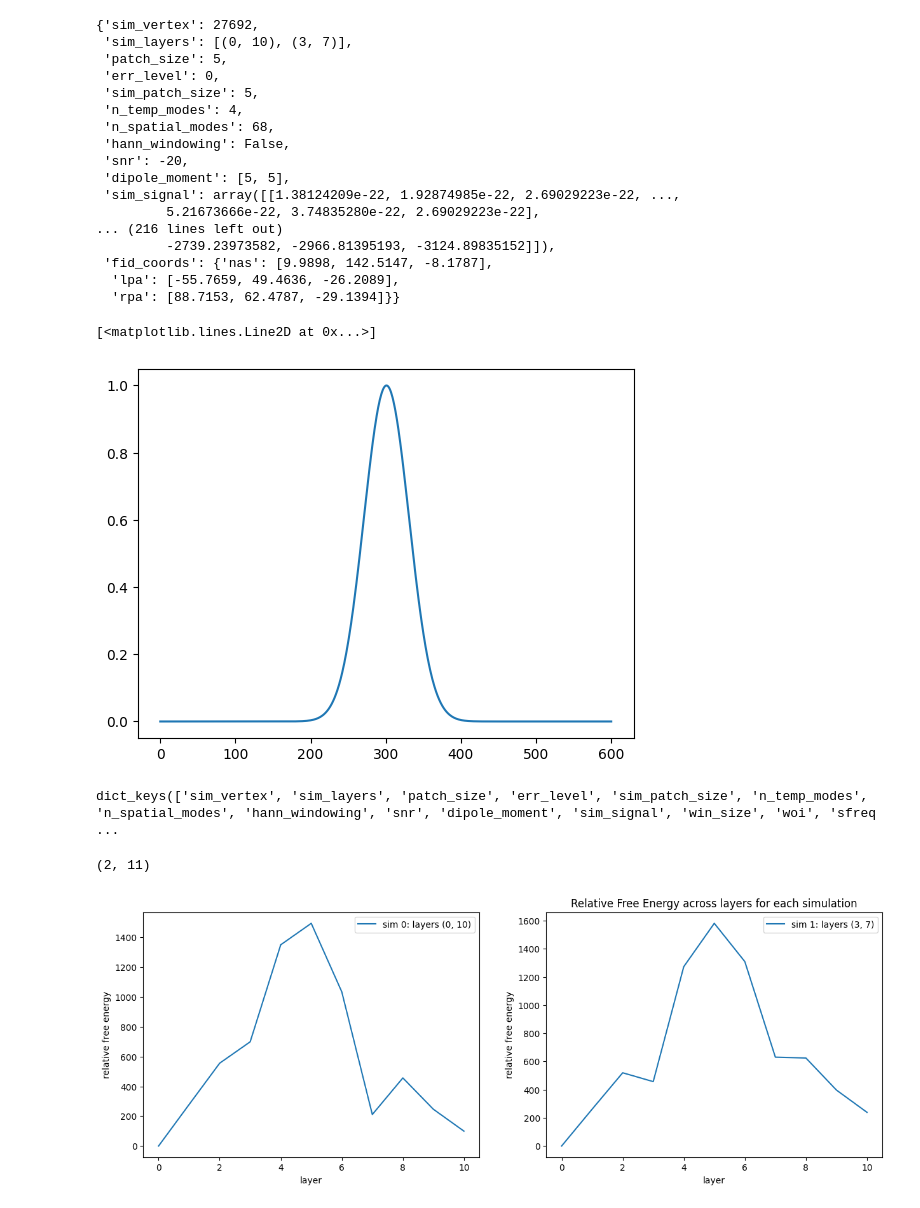
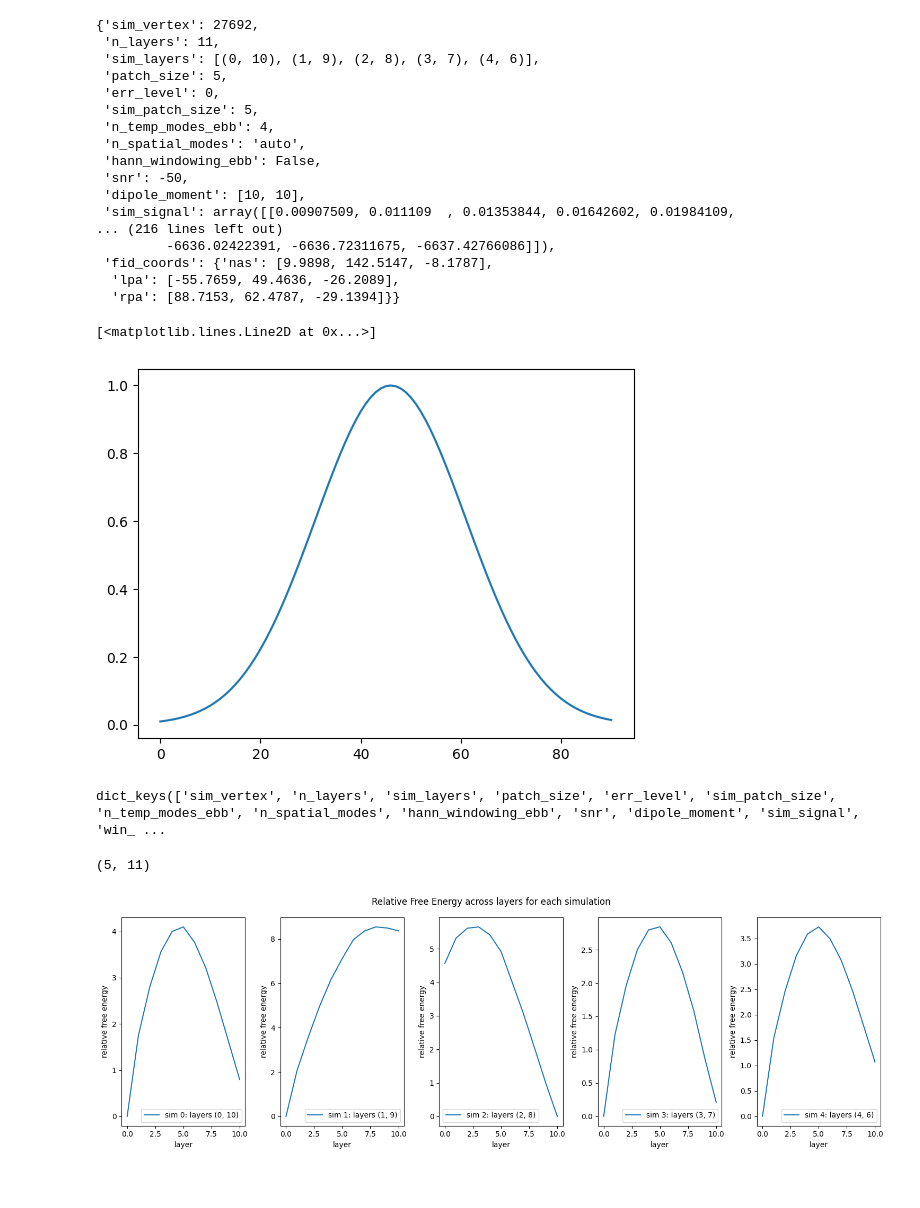
Before and after one commit to solenegailhard/laminar_csd_method, a Jupyter notebook: simulations/2_double_dipole/1_simultaneous/analysis/check_single_sim_res.ipynb, the cells around one changed output. Cells and saved outputs as stored; diff of their text form; code cells hidden in the pictures.

```diff
--- a/simulations/2_double_dipole/1_simultaneous/analysis/check_single_sim_res.ipynb
+++ b/simulations/2_double_dipole/1_simultaneous/analysis/check_single_sim_res.ipynb
@@ -9,8 +9,8 @@ import pandas as pd
 from lameg.laminar import compute_csd
 from lameg.viz import plot_csd
 # %%
-filepath = '/home/sgailhard/Documents/laminar_meg/laminar_csd_method/simulations/2_double_dipole/1_simultaneous/cluster/sim_2_simult_sources_snr'
-filename = 'vx27692_2_simult_sources_snr-20.pickle'
+filepath = '/home/sgailhard/Documents/laminar_meg/laminar_csd_method/simulations/2_double_dipole/1_simultaneous/_output/sim_2_simult_sources_snr'
+filename = 'vx27692_2_simult_sources_snr-50.pickle'
 
 with open(os.path.join(filepath, filename), 'rb') as f:
     data = pickle.load(f)
@@ -18,19 +18,19 @@ with open(os.path.join(filepath, filename), 'rb') as f:
 data
 # %% [output]
 {'sim_vertex': 27692,
- 'sim_layers': [(0, 10), (3, 7)],
+ 'n_layers': 11,
+ 'sim_layers': [(0, 10), (1, 9), (2, 8), (3, 7), (4, 6)],
  'patch_size': 5,
  'err_level': 0,
  'sim_patch_size': 5,
- 'n_temp_modes': 4,
- 'n_spatial_modes': 68,
- 'hann_windowing': False,
- 'snr': -20,
- 'dipole_moment': [5, 5],
- 'sim_signal': array([[1.38124209e-22, 1.92874985e-22, 2.69029223e-22, ...,
-         5.21673666e-22, 3.74835280e-22, 2.69029223e-22],
+ 'n_temp_modes_ebb': 4,
+ 'n_spatial_modes': 'auto',
+ 'hann_windowing_ebb': False,
+ 'snr': -50,
+ 'dipole_moment': [10, 10],
+ 'sim_signal': array([[0.00907509, 0.011109  , 0.01353844, 0.01642602, 0.01984109,
 ... (216 lines left out)
-         -2739.23973582, -2966.81395193, -3124.89835152]]),
+         -6636.02422391, -6636.72311675, -6637.42766086]]),
  'fid_coords': {'nas': [9.9898, 142.5147, -8.1787],
   'lpa': [-55.7659, 49.4636, -26.2089],
   'rpa': [88.7153, 62.4787, -29.1394]}}
@@ -39,11 +39,11 @@ data
 plt.plot(data["sim_signal"][0])
 # %% [output]
 [<matplotlib.lines.Line2D at 0x...>]
-[figure, old version]
+[figure, new version]
 # %%
 data.keys()
 # %% [output]
-dict_keys(['sim_vertex', 'sim_layers', 'patch_size', 'err_level', 'sim_patch_size', 'n_temp_modes', 'n_spatial_modes', 'hann_windowing', 'snr', 'dipole_moment', 'sim_signal', 'win_size', 'woi', 'sfreq ...
+dict_keys(['sim_vertex', 'n_layers', 'sim_layers', 'patch_size', 'err_level', 'sim_patch_size', 'n_temp_modes_ebb', 'n_spatial_modes', 'hann_windowing_ebb', 'snr', 'dipole_moment', 'sim_signal', 'win_ ...
 # %%
 n_layers = data["fs"].shape[1]
 # %%
@@ -56,18 +56,19 @@ relativeFs = np.array([
 # %%
 relativeFs.shape #(n_sim, n_layers)
 # %% [output]
-(2, 11)
+(5, 11)
 # %%
 fig, ax = plt.subplots(1, relativeFs.shape[0], figsize=(15, 5))
 for i in range(relativeFs.shape[0]):
     ax[i].plot(relativeFs[i, :], label=f'sim {i}: layers {data["sim_layers"][i]}')
     ax[i].set_xlabel('layer')
     ax[i].set_ylabel('relative free energy')
     ax[i].legend()
-plt.title('Relative Free Energy across layers for each simulation')
+plt.suptitle('Relative Free Energy across layers for each simulation')
+plt.tight_layout()
 plt.show()
 # %% [output]
-[figure, old version]
+[figure, new version]
 # %%
 # get the ebb matrix
 sfreq = data['sfreq']
```
Also changed, not shown: parts of 4 cells of this notebook, 7 other files.
